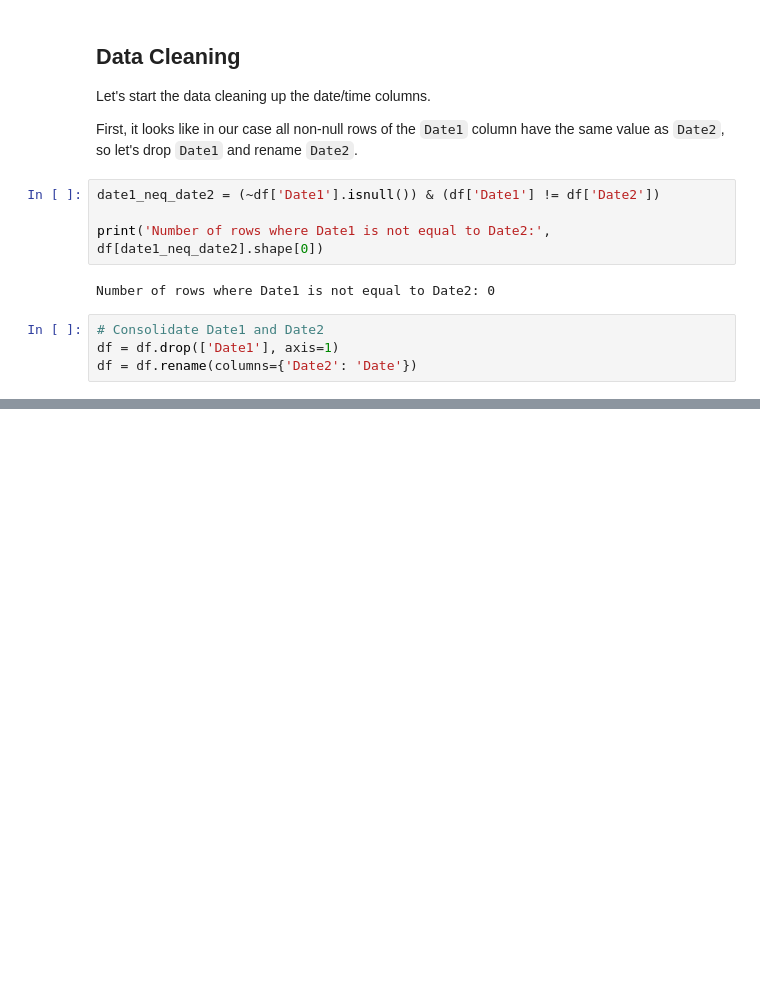
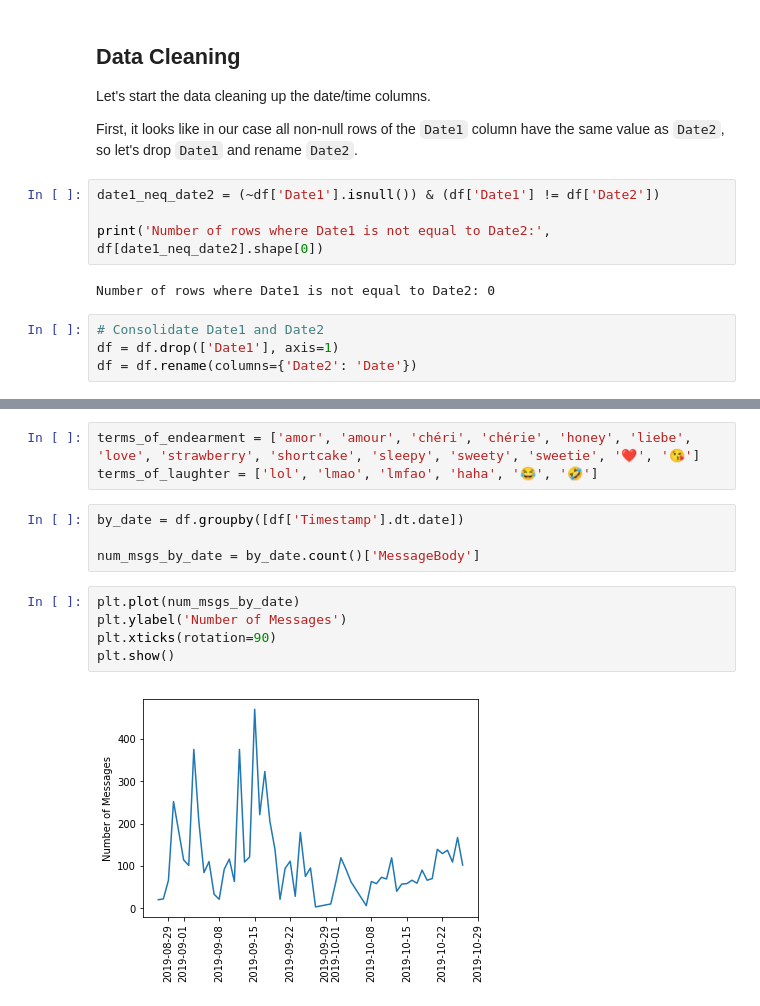
Before and after one commit to hsdistefa/message-analysis, a Jupyter notebook: message_analysis.ipynb, the cells around one changed output, grey strips where cells are left out. Saved outputs shown, nothing was run; the diff lists cells and outputs as text; blank space fills up the shorter version.

```diff
--- a/message_analysis.ipynb
+++ b/message_analysis.ipynb
@@ -74,0 +82,14 @@ df
+# %%
+terms_of_endearment = ['amor', 'amour', 'chéri', 'chérie', 'honey', 'liebe', 'love', 'strawberry', 'shortcake', 'sleepy', 'sweety', 'sweetie', '❤️', '😘']
+terms_of_laughter = ['lol', 'lmao', 'lmfao', 'haha', '😂', '🤣']
+# %%
+by_date = df.groupby([df['Timestamp'].dt.date])
+
+num_msgs_by_date = by_date.count()['MessageBody']
+# %%
+plt.plot(num_msgs_by_date)
+plt.ylabel('Number of Messages')
+plt.xticks(rotation=90)
+plt.show()
+# %% [output]
+[figure, added]
```
Also changed, not shown: parts of 7 cells of this notebook, 1 other file.
